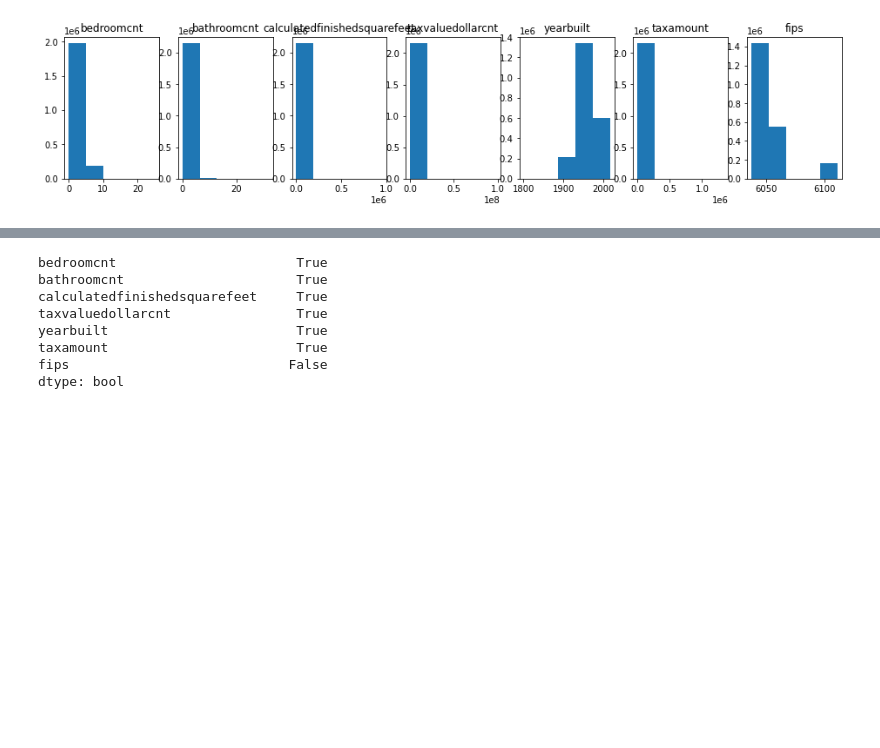
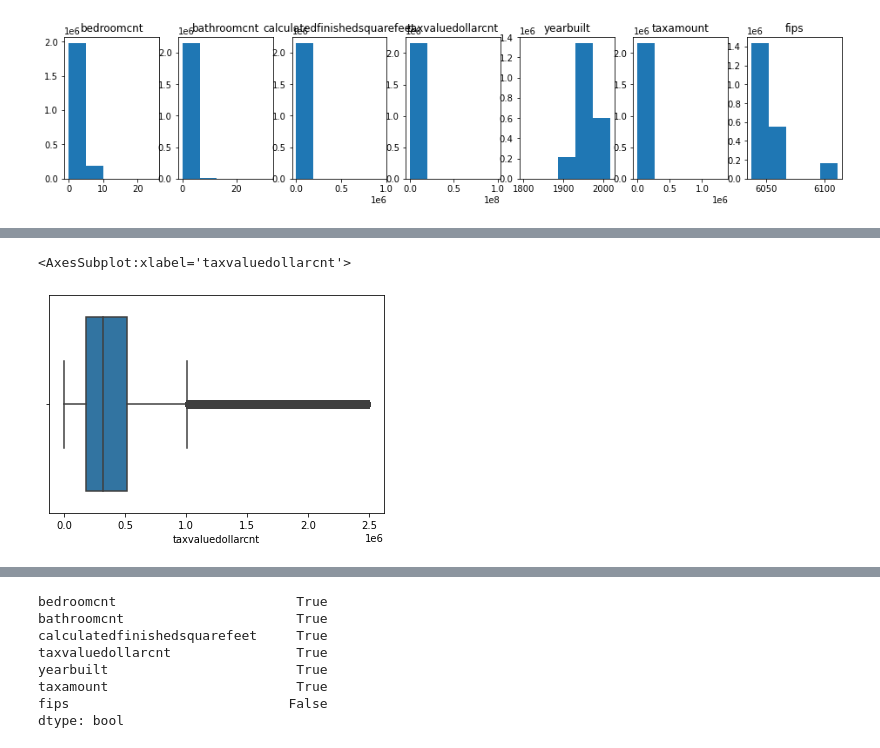
Before and after one commit to david-rodriguez-siller/regression-exercises, a Jupyter notebook: Wrangle.ipynb, the cells around one changed output, grey strips where cells are left out. Saved outputs shown, nothing was run; the diff lists cells and outputs as text; code cells hidden in the pictures; blank space fills up the shorter version.

```diff
--- a/Wrangle.ipynb
+++ b/Wrangle.ipynb
@@ -121,0 +148,5 @@ for i, col in enumerate(cols):
+# %%
+sns.boxplot(df['taxvaluedollarcnt'])
+# %% [output]
+<AxesSubplot:xlabel='taxvaluedollarcnt'>
+[figure, added]
```
Also changed, not shown: parts of 20 cells of this notebook, 1 other file.
